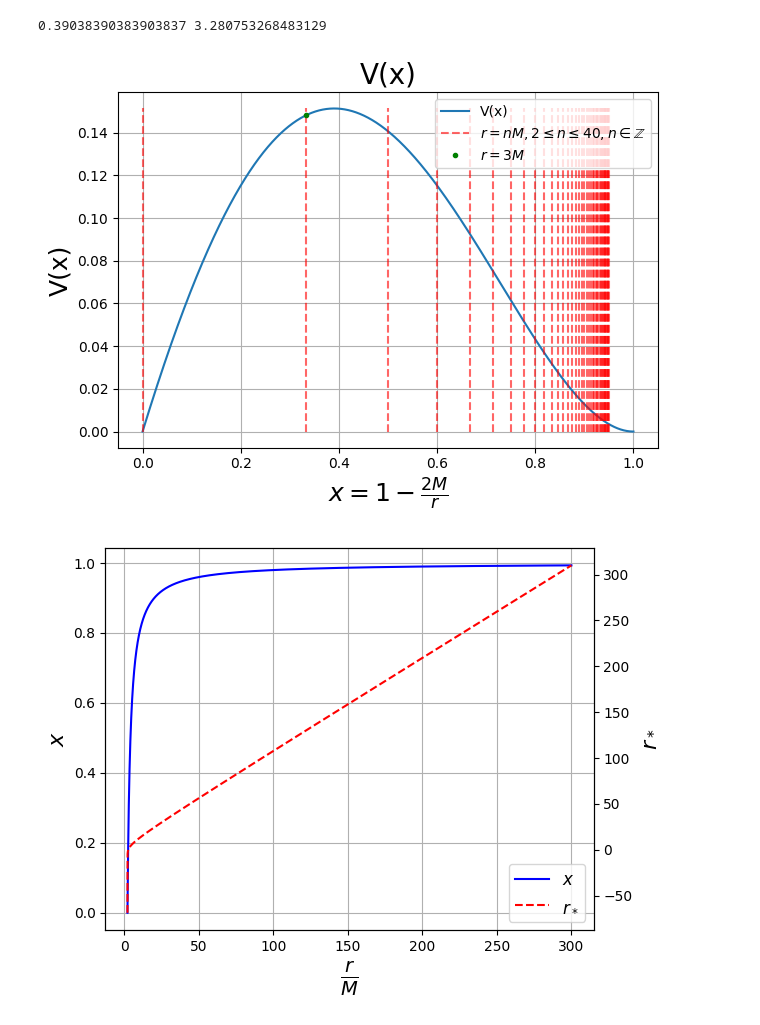
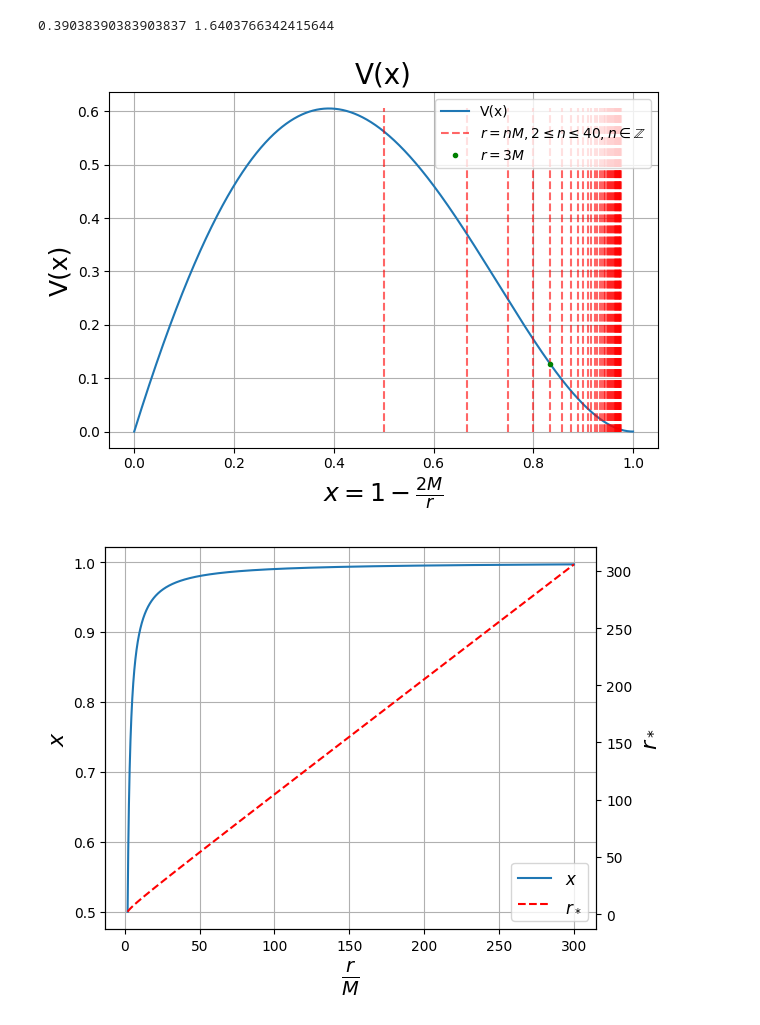
Before and after one commit to dakeerie/MSci-Project, a Jupyter notebook: PINN.ipynb, the cells around one changed output. Cells and saved outputs as stored; diff of their text form; code cells hidden in the pictures.

```diff
--- a/PINN.ipynb
+++ b/PINN.ipynb
@@ -10,7 +11,7 @@ from Functions import *
 
 j = complex(0, 1)
 # %%
-M = 1
+M = 1.0/2
 l = 2#
 eps = 1e-15
 x = np.linspace(0, 1, 100000)
@@ -36,37 +37,37 @@ radii = np.array(range(39)) + 2
 
 plt.figure()
 plt.plot(x, V_PINN, label = r'V(x)')
 plt.vlines(1 - 2*M/radii, [0]*len(radii), [np.max(V_PINN)]*len(radii), 'r', 'dashed', alpha = 0.6, label = r'$ r = nM, 2 \leq n \leq 40, n \in \mathbb{Z}$')
 plt.plot(light_ring, Vx(light_ring, M, l), '.', color = 'green', label = r'$r = 3M$')
 plt.xlabel(r'$x = 1 - \frac{2M}{r}$', fontsize = 18)
 plt.ylabel('V(x)', fontsize = 18)
 plt.title('V(x)', fontsize = 20)
 plt.tight_layout()
 plt.grid()
 plt.legend()
 plt.show()
 
 fig, ax1 = plt.subplots()
-line1 = ax1.plot(r, x_coord, color = 'blue', label=r'$x$')
+line1 = ax1.plot(r, x_coord, label=r'$x$')
 ax1.set_xlabel(r'$\frac{r}{M}$', fontsize=20)
 ax1.set_ylabel(r'$x$', fontsize=16)
 ax1.tick_params(axis = 'y')
 ax1.grid(True)
 
 ax2 = ax1.twinx()
 line2 = ax2.plot(r, rstar_coord, color = 'red', linestyle='--', label=r'$r_*$')
 ax2.set_ylabel(r'$r_*$', fontsize=16)
 ax2.tick_params(axis='y')
 
 lines = line1 + line2
 labels = [l.get_label() for l in lines]
 ax1.legend(lines, labels, fontsize = 'large', loc='lower right')
 fig.tight_layout()
 plt.show()
 # %% [output]
-0.39038390383903837 3.280753268483129
+0.39038390383903837 1.6403766342415644
-[figure, old version]
+[figure, new version]
-[figure, old version]
+[figure, new version]
 # %%
 x_test = np.linspace(0, 1, 1000)
 
```
Also changed, not shown: parts of 8 cells of this notebook.
